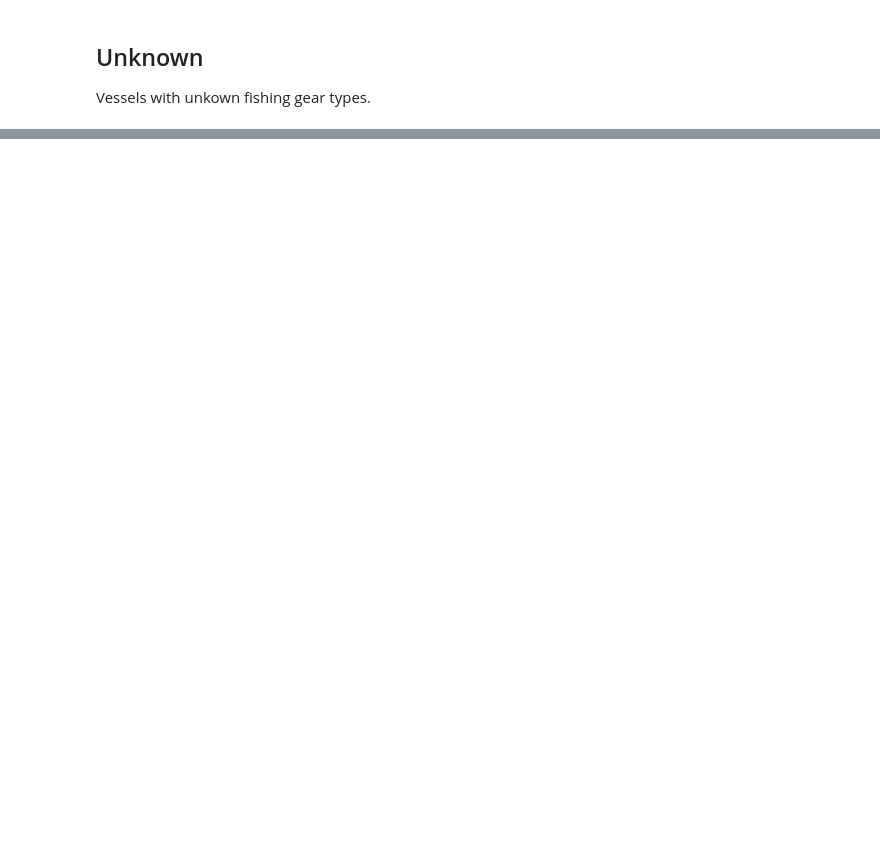
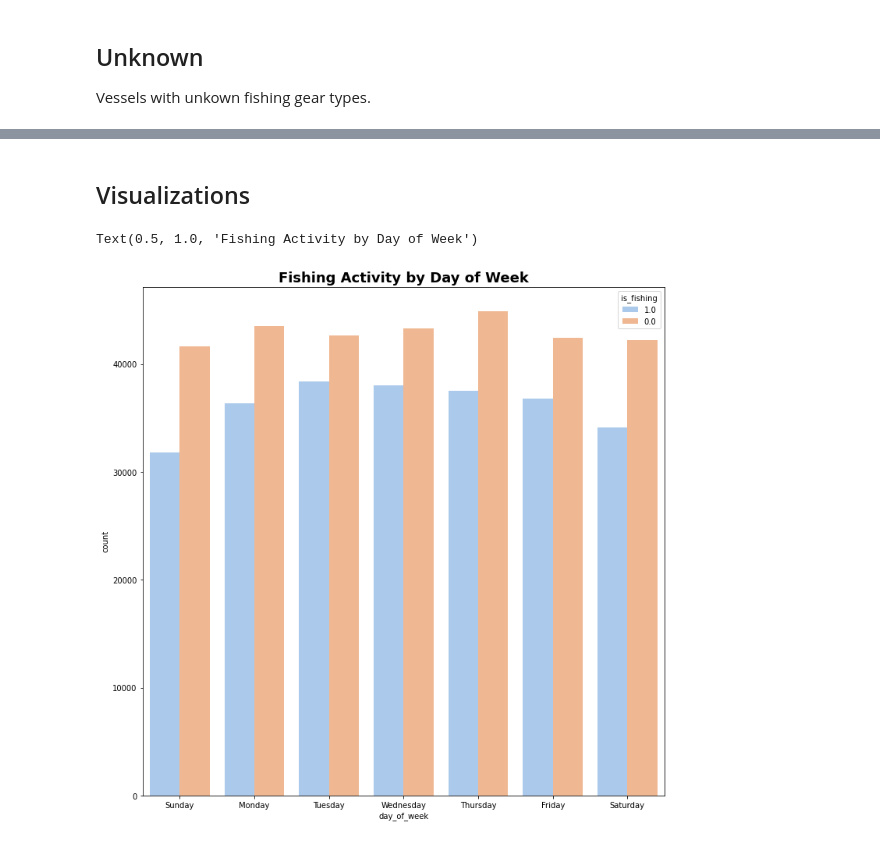
Before and after one commit to seankim658/Fishing-Detection, a Jupyter notebook: main-notebook.ipynb, the cells around one changed output, grey strips where cells are left out. Drawn from its saved outputs; the diff is of its cells as text; code cells hidden in the pictures; blank space fills up the shorter version.

Commit message:
starting combined data visualizations

```diff
--- a/main-notebook.ipynb
+++ b/main-notebook.ipynb
@@ -1025,0 +1130,5 @@ Vessels with unkown fishing gear types.
+# %%
+# reformat unix timestamps into datetime
+unknownFormattedTimestamps = pd.to_datetime(unkownDF['timestamp'], unit = 's')
+unkownDF.insert(2, 'timestamp_reformat', unknownFormattedTimestamps)
+unkownDF.head()
@@ -1025,0 +1142,9 @@ Vessels with unkown fishing gear types.
+# %%
+# add separate month, day of the week, year, and hour columns derived from timstamps
+unkownDF.insert(3, 'year', unkownDF['timestamp_reformat'].dt.year)
+# round to closest hour
+unkownDF.insert(4, 'hour', unkownDF['timestamp_reformat'].dt.round('H').dt.hour)
+unkownDF.insert(5, 'day_of_week', unkownDF['timestamp_reformat'].dt.day_name())
+unkownDF.insert(6, 'month', unkownDF['timestamp_reformat'].dt.month_name())
+
+unkownDF.head()
@@ -1028 +1167,14 @@ Vessels with unkown fishing gear types.
 Combine the different vessel types data into one training set dataframe.
+# %%
+# first need to add data column for fishing gear type
+driftingLongLinesDF['fishing_type'] = 'drifting_long_line'
+fixedGearDF['fishing_type'] = 'fixed_gear'
+poleAndLinesDF['fishing_type'] = 'pole_line'
+purseSeinesDF['fishing_type'] = 'purse_seines'
+trawlersDF['fishing_type'] = 'trawler'
+trollersDF['fishing_type'] = 'troller'
+unkownDF['fishing_type'] = 'unknown'
+
+# concat the dataframes together
+frames = [driftingLongLinesDF, fixedGearDF, poleAndLinesDF, purseSeinesDF, trawlersDF, trollersDF, unkownDF]
+train_df = pd.concat(frames)
@@ -1028,0 +1213,5 @@ Combine the different vessel types data into one training set dataframe.
+# %%
+# set anything with a value of >= 0.5 to 1.0 for fishing
+train_df.loc[train_df['is_fishing'] >= 0.5, 'is_fishing'] = 1.0
+# set anything with a value of < 0.5 to 1.0 for fishing
+train_df.loc[train_df['is_fishing'] < 0.5, 'is_fishing'] = 0.0
@@ -1028,0 +1234,17 @@ Combine the different vessel types data into one training set dataframe.
+# %% [markdown]
+## Visualizations
+# %%
+# fishing activity by day of the week
+plt.figure(figsize = (12, 12))
+ax = sns.countplot(
+    data = train_df,
+    x = 'day_of_week',
+    hue = 'is_fishing',
+    hue_order = [1.0, 0.0],
+    order = ['Sunday', 'Monday', 'Tuesday', 'Wednesday', 'Thursday', 'Friday', 'Saturday'],
+    palette = 'pastel'
+)
+plt.title('Fishing Activity by Day of Week', fontdict = {'fontsize': 18, 'fontweight': 'bold'})
+# %% [output]
+Text(0.5, 1.0, 'Fishing Activity by Day of Week')
+[figure, added]
```
Also changed, not shown: parts of 21 cells of this notebook.
